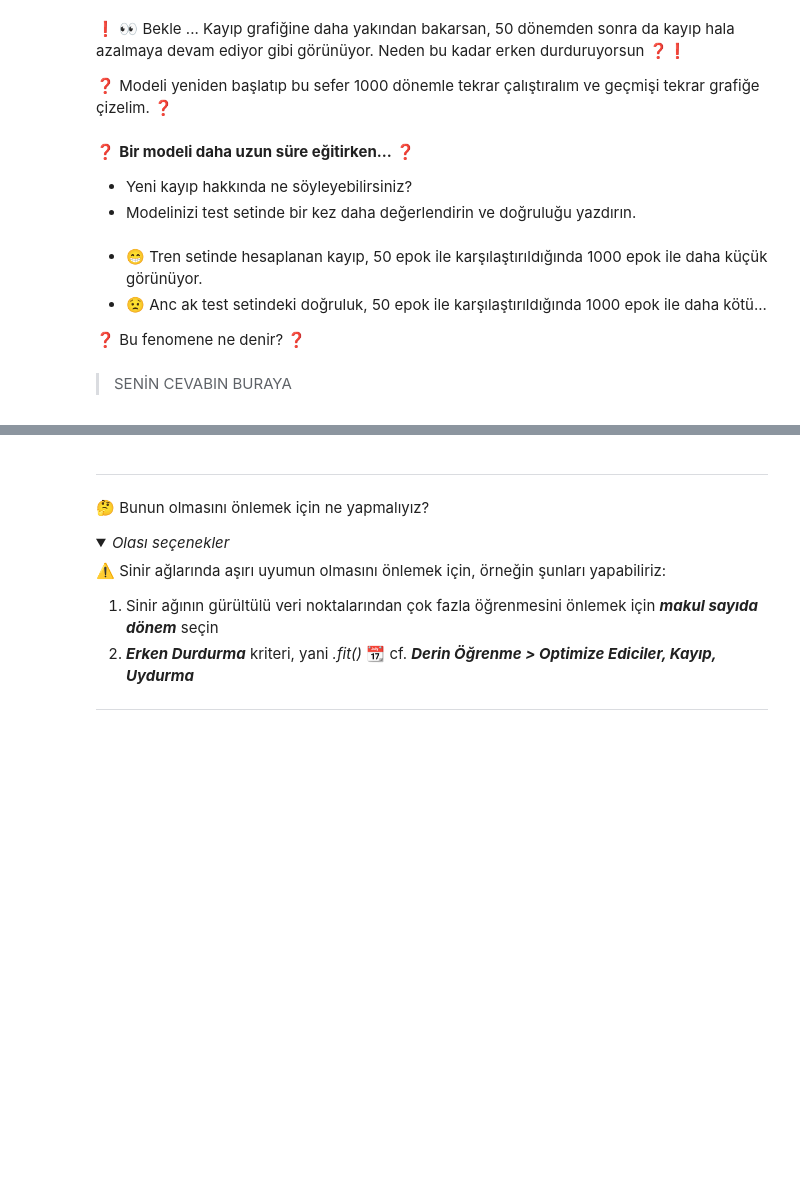
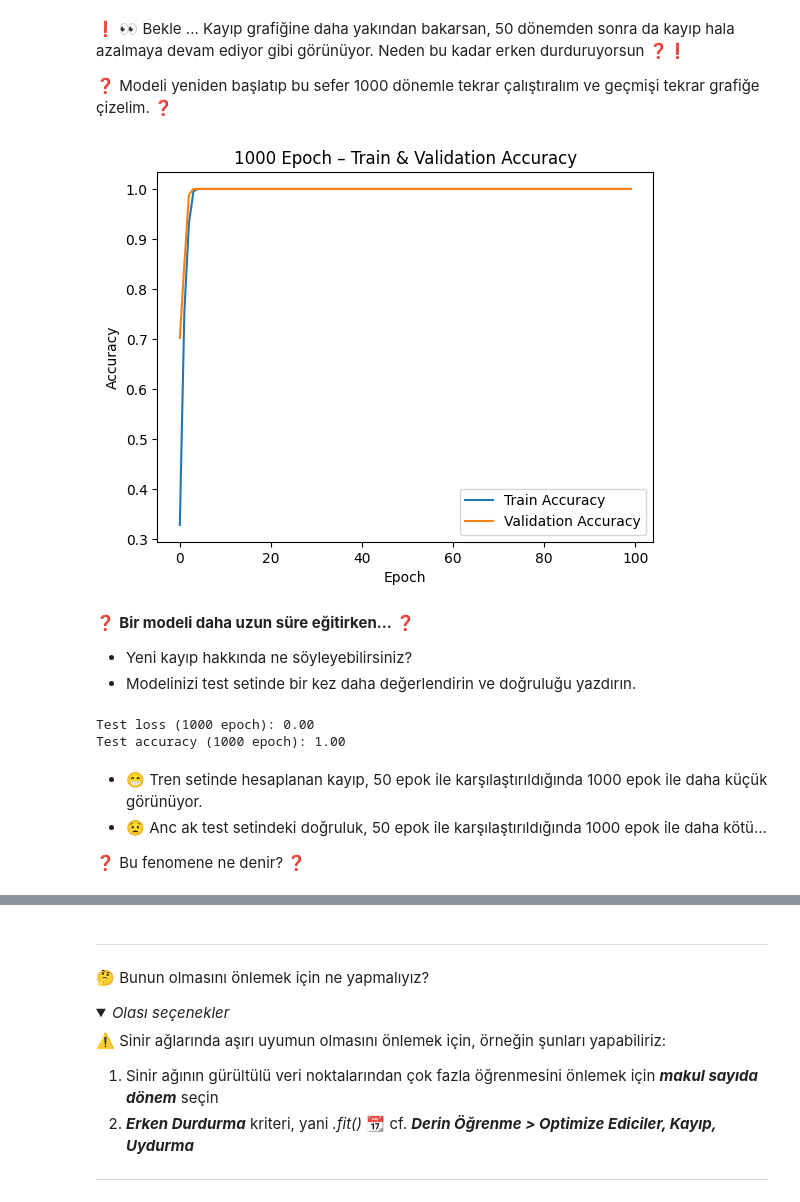
Before and after one commit to zeynepdilaytoptas/S18D2-S-Data-multiclass-classification, a Jupyter notebook: multiclass_classification.ipynb, the cells around one changed output, grey strips where cells are left out. Cells and saved outputs as stored; diff of their text form; code cells hidden in the pictures; folded sections open; blank space fills up the shorter version.

```diff
--- a/multiclass_classification.ipynb
+++ b/multiclass_classification.ipynb
@@ -181,3 +399,34 @@ print(result.check())
+# %%
+model = initialize_model()
+history_1000 = model.fit(
+    X_train_scaled,
+    y_train,
+    epochs=1000,
+    batch_size=32,
+    validation_split=0.2,
+    verbose=0
+)
+
+
+plt.figure()
+plt.plot(history_1000.history["accuracy"], label="Train Accuracy")
+plt.plot(history_1000.history["val_accuracy"], label="Validation Accuracy")
+plt.xlabel("Epoch")
+plt.ylabel("Accuracy")
+plt.title("1000 Epoch – Train & Validation Accuracy")
+plt.legend()
+plt.show()
+
+plt.figure()
+plt.plot(history_1000.history["loss"], label="Train Loss")
+plt.plot(history_1000.history["val_loss"], label="Validation Loss")
+plt.xlabel("Epoch")
+plt.ylabel("Loss")
+plt.title("1000 Epoch – Train & Validation Loss ")
+plt.legend()
+plt.show()
+# %% [output]
+[figure, added]
 # %% [markdown]
 ❓ **Bir modeli daha uzun süre eğitirken...** ❓
 - Yeni kayıp hakkında ne söyleyebilirsiniz?
@@ -187,7 +434,17 @@ print(result.check())
+# %%
+test_loss_1000, test_accuracy_1000 = model.evaluate(
+    X_test_scaled,
+    y_test,
+    verbose=0
+)
+
+print(f"Test loss (1000 epoch): {test_loss_1000:.2f}")
+print(f"Test accuracy (1000 epoch): {test_accuracy_1000:.2f}")
+# %% [output]
+Test loss (1000 epoch): 0.00
+Test accuracy (1000 epoch): 1.00
 # %% [markdown]
 * 😁 Tren setinde hesaplanan kayıp, 50 epok ile karşılaştırıldığında 1000 epok ile daha küçük görünüyor.
 * 😟 Anc ak test setindeki doğruluk, 50 epok ile karşılaştırıldığında 1000 epok ile daha kötü...
 
 ❓ Bu fenomene ne denir? ❓
-# %% [markdown]
-> SENİN CEVABIN BURAYA
```
Also changed, not shown: parts of 27 cells of this notebook.
